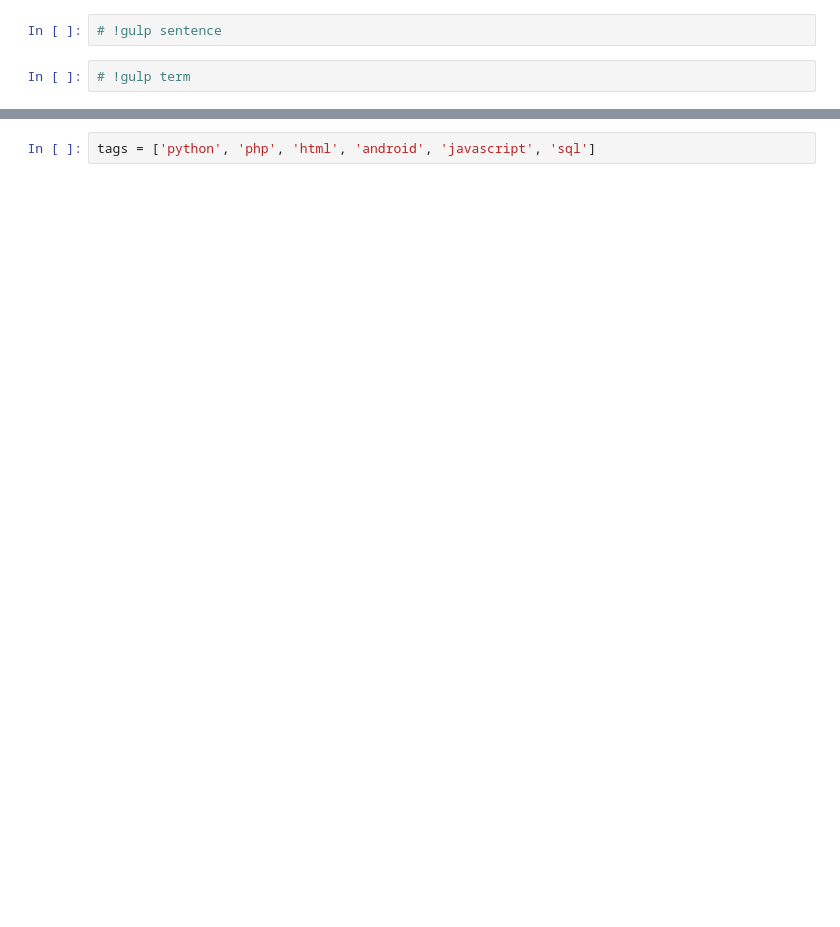
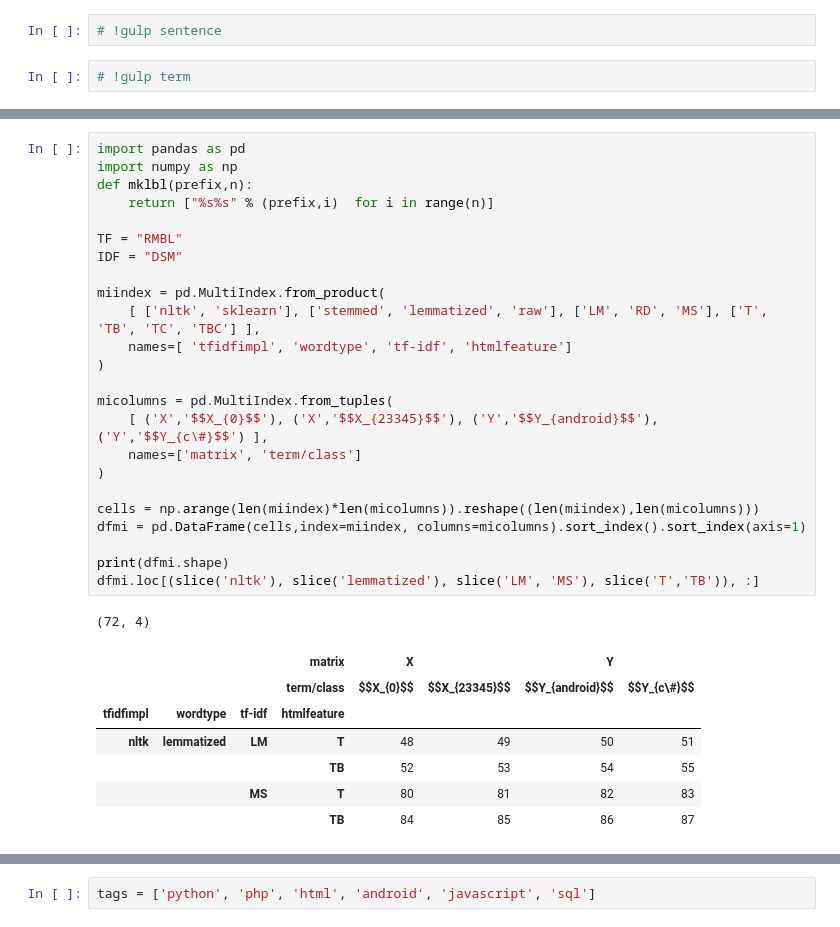
Before and after one commit to glouwa/StackOverflowTopicClustering, a Jupyter notebook: main.ipynb, the cells around one changed output, grey strips where cells are left out. Cells and saved outputs as stored; diff of their text form; blank space fills up the shorter version.

```diff
--- a/main.ipynb
+++ b/main.ipynb
@@ -51,2 +163,35 @@ fig: sentend length, term count (filtered) / doc sentence,
+# %%
+import pandas as pd
+import numpy as np
+def mklbl(prefix,n):
+    return ["%s%s" % (prefix,i)  for i in range(n)]
+
+TF = "RMBL"
+IDF = "DSM"
+
+miindex = pd.MultiIndex.from_product(
+    [ ['nltk', 'sklearn'], ['stemmed', 'lemmatized', 'raw'], ['LM', 'RD', 'MS'], ['T', 'TB', 'TC', 'TBC'] ],
+    names=[ 'tfidfimpl', 'wordtype', 'tf-idf', 'htmlfeature']
+)
+
+micolumns = pd.MultiIndex.from_tuples(
+    [ ('X','$$X_{0}$$'), ('X','$$X_{23345}$$'), ('Y','$$Y_{android}$$'), ('Y','$$Y_{c\#}$$') ],
+    names=['matrix', 'term/class']
+)
+
+cells = np.arange(len(miindex)*len(micolumns)).reshape((len(miindex),len(micolumns)))
+dfmi = pd.DataFrame(cells,index=miindex, columns=micolumns).sort_index().sort_index(axis=1)
+
+print(dfmi.shape)
+dfmi.loc[(slice('nltk'), slice('lemmatized'), slice('LM', 'MS'), slice('T','TB')), :]
+# %% [output]
+(72, 4)
+|  |  |  | matrix | X |  | Y |  |
+|  |  |  | term/class | $$X_{0}$$ | $$X_{23345}$$ | $$Y_{android}$$ | $$Y_{c\#}$$ |
+| tfidfimpl | wordtype | tf-idf | htmlfeature |  |  |  |  |
+| nltk | lemmatized | LM | T | 48 | 49 | 50 | 51 |
+|  |  |  | TB | 52 | 53 | 54 | 55 |
+|  |  | MS | T | 80 | 81 | 82 | 83 |
+|  |  |  | TB | 84 | 85 | 86 | 87 |
 # %%
 %%HTML
```
Also changed, not shown: parts of 38 cells of this notebook, 29 other files.
